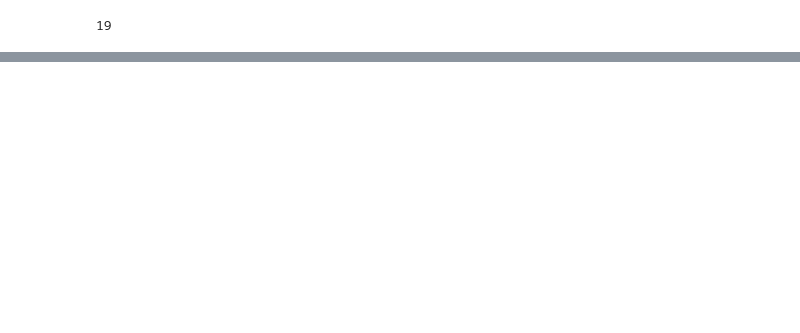
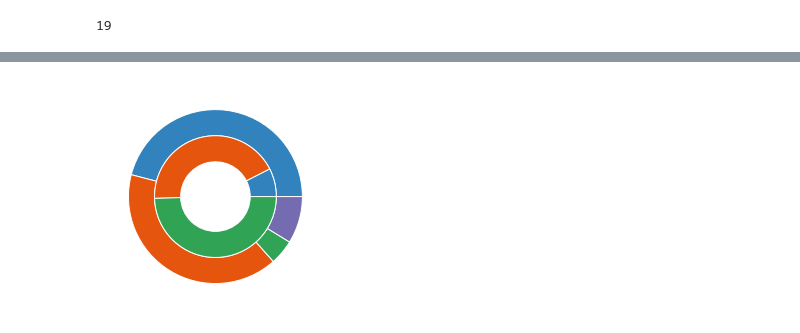
Before and after one commit to griffithlab/civicpy, a Jupyter notebook: analysis/Project GENIE.ipynb, the cells around one changed output, grey strips where cells are left out. Drawn from its saved outputs; the diff is of its cells as text; code cells hidden in the pictures; blank space fills up the shorter version.

```diff
--- a/analysis/Project GENIE.ipynb
+++ b/analysis/Project GENIE.ipynb
@@ -145,0 +116,43 @@ civic.COORDINATE_TABLE.shape
+# %%
+exact_ct = len(exact_results)
+permissive_ct = len(permissive_results)
+full_ct = len(df)
+# %%
+pmsv_xs = permissive_ct - exact_ct
+rmdr = full_ct - permissive_ct
+# %%
+exact_tumor = defaultdict(list)
+for q in exact_results.keys():
+    exact_tumor[q.key].extend(exact_results[q])
+permissive_tumor = defaultdict(list)
+for q in permissive_results.keys():
+    permissive_tumor[q.key].extend(permissive_results[q])
+# %%
+genie_samples_ct = len(genie_samples)
+no_variant_ct = len(set(genie_samples) - set(df.key))
+perm_tum_ct = len(permissive_tumor)
+exct_tum_ct = len(exact_tumor)
+no_match_ct = genie_samples_ct - no_variant_ct - perm_tum_ct
+perm_tum_xs = perm_tum_ct - exct_tum_ct
+# %%
+fig, ax = plt.subplots()
+
+size = 0.3
+var_vals = [exact_ct, pmsv_xs, rmdr]
+tum_vals = [exct_tum_ct, perm_tum_xs, no_match_ct, no_variant_ct]
+
+cmap = plt.get_cmap("tab20c")
+outer_colors = cmap(np.arange(4)*4)
+inner_colors = cmap(np.arange(3)*4)
+
+ax.pie(tum_vals, radius=1, colors=outer_colors,
+       wedgeprops=dict(width=size, edgecolor='w'))
+
+ax.pie(var_vals, radius=1-size, colors=inner_colors,
+       wedgeprops=dict(width=size, edgecolor='w'))
+
+ax.set(aspect="equal")
+# plt.show()
+plt.savefig('data/donut.svg')
+# %% [output]
+[figure, added]
```
Also changed, not shown: parts of 26 cells of this notebook, 2 other files.
